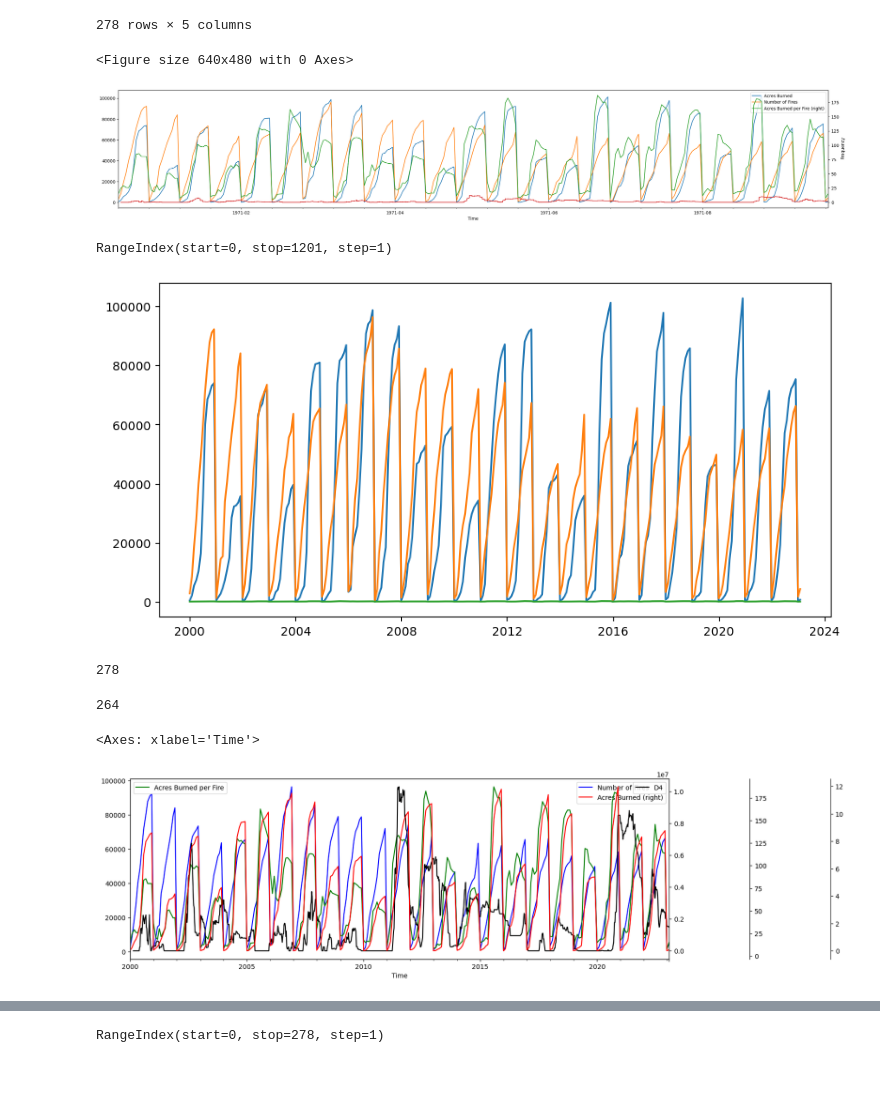
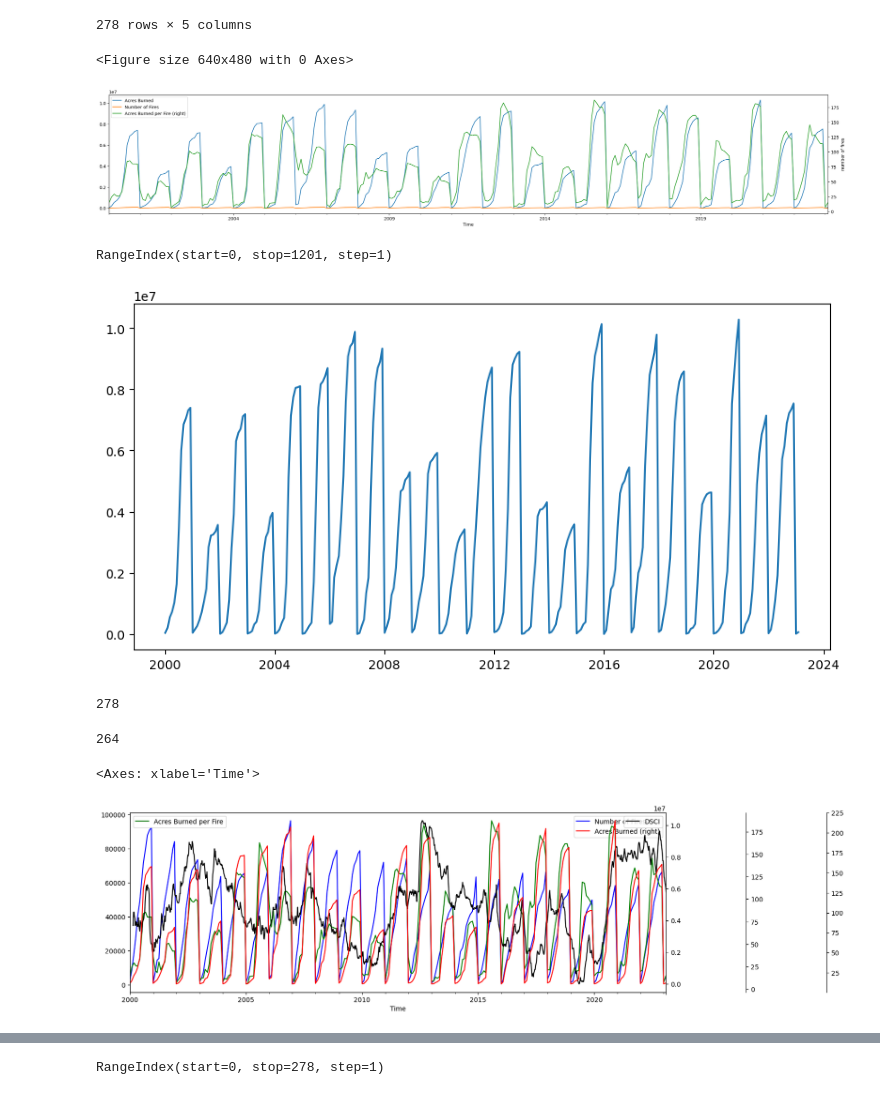
Before and after one commit to AaronCJimeny/FP04-groundwater, a Jupyter notebook: dev_notebooks/conUS-WF-Dev.ipynb, the cells around one changed output, grey strips where cells are left out. Cells and saved outputs as stored; diff of their text form; code cells hidden in the pictures.

```diff
--- a/dev_notebooks/conUS-WF-Dev.ipynb
+++ b/dev_notebooks/conUS-WF-Dev.ipynb
@@ -33,18 +37,19 @@ df
 278 rows × 5 columns
 # %%
 fig = plt.figure()
+df['Time'].index= df['Time']
 ax = df.plot(x='Time',y='Acres Burned', figsize = (30,5))
 ax2 = df.plot(x='Time', y= 'Number of Fires', ax=ax)
 ax3 = df.plot(x='Time', y ='Acres Burned per Fire', secondary_y = True, ax=ax)
-ax4 = plt.plot(drought_data_US.index, drought_data_US['D4'])
+#ax4 = plt.plot(drought_data_US.index, drought_data_US['D4'])
 #ax2 = df.plot.bar(x='Time', y= 'Acres Burned per Fire', secondary_y=True, ax=ax, )
-ax.xaxis.set_major_formatter(md.DateFormatter('%Y-%m'))
+#ax.xaxis.set_major_formatter(md.DateFormatter('%Y-%m'))
 plt.xlabel(" Time")
 plt.ylabel("number of fires")
 plt.show()
 # %% [output]
 <Figure size 640x480 with 0 Axes>
-[figure, old version]
+[figure, new version]
 # %%
 df2.index
 # %% [output]
@@ -52,12 +57,12 @@ RangeIndex(start=0, stop=1201, step=1)
 # %%
 fig = plt.figure(figsize = (10,5))
 ax0= plt.plot(df['Time'],df['Acres Burned'])
-ax1= plt.plot(df['Time'],df['Number of Fires'])
-ax2 = plt.plot(df['Time'],df['Acres Burned per Fire'])
+#ax1= plt.plot(df['Time'],df['Number of Fires'])
+#ax2 = plt.plot(df['Time'],df['Acres Burned per Fire'])
 
 plt.show()
 # %% [output]
-[figure, old version]
+[figure, new version]
 # %%
 # add D4 vs fire data
 # heatmap?
@@ -84,7 +89,7 @@ ax4.set_frame_on(True)
 ax4.patch.set_visible(False)
 
 fig.subplots_adjust(right=0.7)
-df2.plot(x= 'Time', y='D4', ax=ax4, style='black')
+droughtData.plot(x= 'Time', y='DSCI', ax=ax4, style='black')
 df.plot(x='Time',y='Number of Fires', ax=ax, style='b-')
 # same ax as above since it's automatically added on the right
 df.plot(x='Time', y= 'Acres Burned', ax=ax, style='r-', secondary_y=True)
@@ -99,7 +104,7 @@ df.plot(x='Time',y='Acres Burned per Fire', ax=ax3, style='g-')
           # ['A','B','C'], bbox_to_anchor=(1.5, 0.5))
 # %% [output]
 <Axes: xlabel='Time'>
-[figure, old version]
+[figure, new version]
 # %%
 fig, ax = plt.subplots(figsize = (20,5))
 #ax=df.plot(x= 'Time', y= 'Number of Fires', figsize= (20,5),style='black')
```
Also changed, not shown: parts of 29 cells of this notebook.
